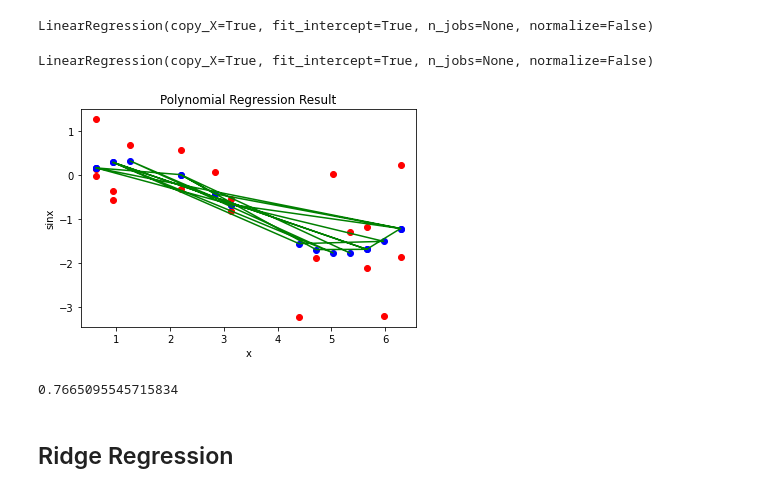
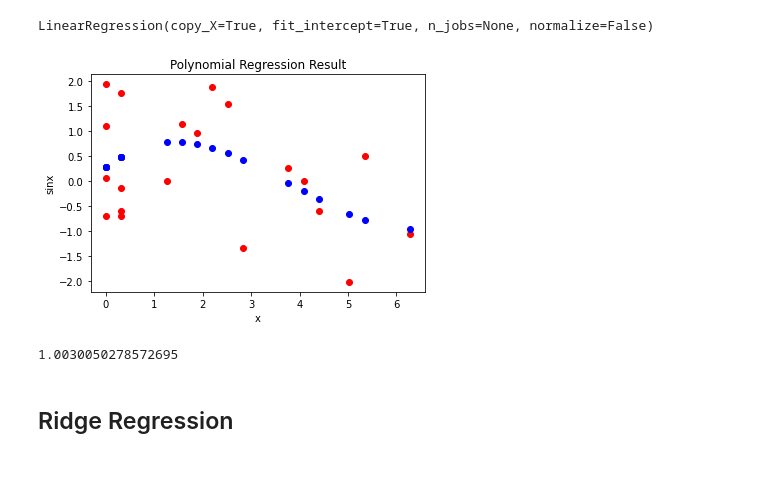
Before and after one commit to anurag1504t/MachineLearning, a Jupyter notebook: 2018BCS_011_ML_Lab.ipynb, the cells around one changed output. Cells and saved outputs as stored; diff of their text form; code cells hidden in the pictures.

```diff
--- a/2018BCS_011_ML_Lab.ipynb
+++ b/2018BCS_011_ML_Lab.ipynb
@@ -277,5 +264,6 @@ poly_reg = PolynomialFeatures(degree=3)
 X_poly = poly_reg.fit_transform(x_train)
 lin_reg_2 = LinearRegression()
 lin_reg_2.fit(X_poly, y_train)
+
+# Predicting the test set Results
+y_pred_poly= rr.predict(x_test)
-# %% [output]
-LinearRegression(copy_X=True, fit_intercept=True, n_jobs=None, normalize=False)
@@ -284,18 +270,18 @@ LinearRegression(copy_X=True, fit_intercept=True, n_jobs=None, normalize=False)
 # %%
 # Visualising the Polynomial Regression results
 plt.scatter(x_train, y_train, color='red')
-plt.plot(x_train, lin_reg_2.predict(poly_reg.fit_transform(x_train)), color='green')
+# plt.plot(x_train, lin_reg_2.predict(poly_reg.fit_transform(x_train)), color='green', linestyle='--',linewidth =2)
 plt.scatter(x_train, lin_reg_2.predict(poly_reg.fit_transform(x_train)), color='blue')
 plt.title('Polynomial Regression Result')
 plt.xlabel('x')
 plt.ylabel('sinx')
 plt.show()
 # %% [output]
-[figure, old version]
+[figure, new version]
-# %%
-mean_squared_error(y_train,lin_reg_2.predict(poly_reg.fit_transform(x_train)))
-# %% [output]
-0.7665095545715834
+# %%
+mean_squared_error(y_test, y_pred_poly)
+# %% [output]
+1.0030050278572695
 # %% [markdown]
 ## Ridge Regression
 # %%
```
Also changed, not shown: parts of 26 cells of this notebook.
